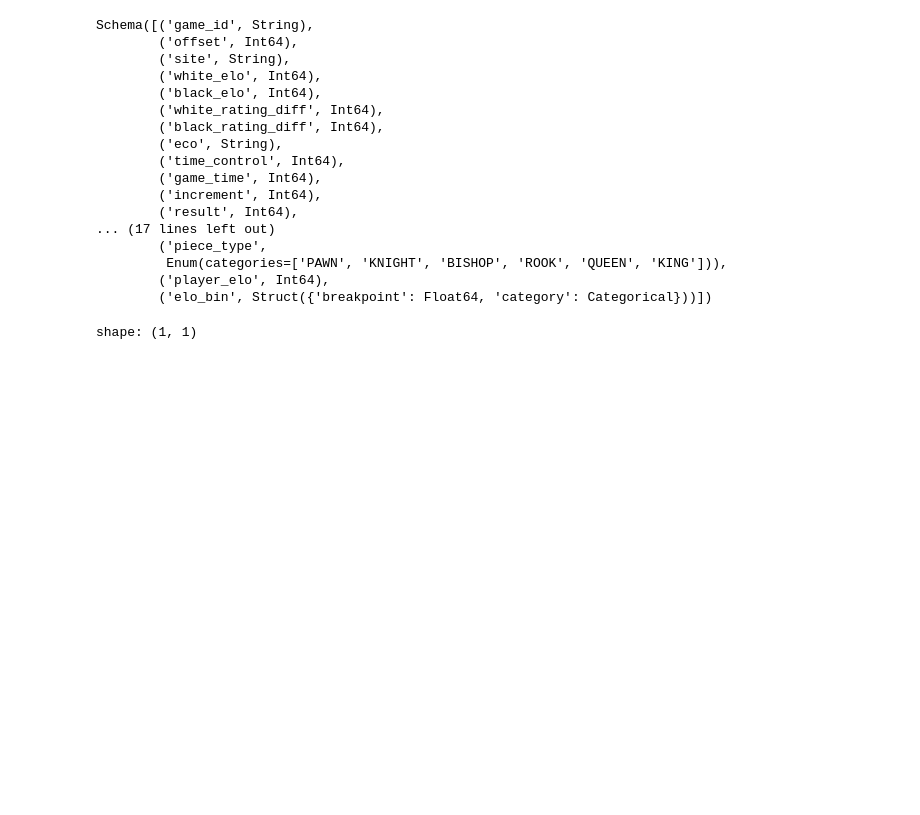
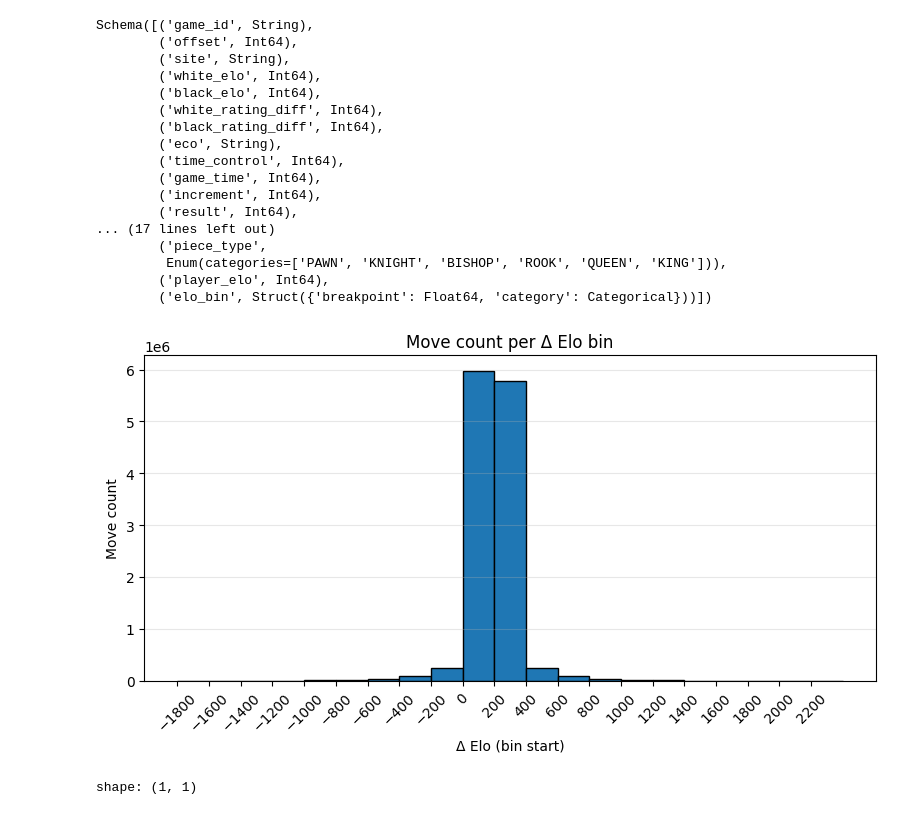
Before and after one commit to vandyG/blunder-analysis, a Jupyter notebook: notebooks/2.0-vg-read-parquet.ipynb, the cells around one changed output. Drawn from its saved outputs; the diff is of its cells as text; code cells hidden in the pictures; blank space fills up the shorter version.

```diff
--- a/notebooks/2.0-vg-read-parquet.ipynb
+++ b/notebooks/2.0-vg-read-parquet.ipynb
@@ -153,6 +153,37 @@ Schema([('game_id', String),
          Enum(categories=['PAWN', 'KNIGHT', 'BISHOP', 'ROOK', 'QUEEN', 'KING'])),
         ('player_elo', Int64),
         ('elo_bin', Struct({'breakpoint': Float64, 'category': Categorical}))])
+# %%
+# games_enriched.select((pl.col("white_elo") - pl.col("black_elo")).alias("delta_elo")).describe()
+diff_bins = games_enriched.with_columns(
+    (pl.col("white_elo") - pl.col("black_elo")).alias("delta_elo").cut(breaks=range(-2000, 2201, 200), include_breaks=True).alias("delta_elo_bin")
+)
+
+diff_bin_counts = diff_bins.group_by("delta_elo_bin").agg(pl.len().alias("count")).sort("delta_elo_bin").collect()
+# Plot bar chart of counts per delta_elo_bin
+
+diff_bin_counts = diff_bin_counts.unnest("delta_elo_bin")
+diff_bin_counts
+
+# Plot histogram of counts per ΔElo bin
+diff_bin_counts_pd = diff_bin_counts.to_pandas()
+plt.figure(figsize=(8, 4.5))
+plt.bar(
+    diff_bin_counts_pd["breakpoint"],
+    diff_bin_counts_pd["count"],
+    width=200,
+    align="edge",
+    edgecolor="black",
+)
+plt.xlabel("Δ Elo (bin start)")
+plt.ylabel("Move count")
+plt.title("Move count per Δ Elo bin")
+plt.xticks(diff_bin_counts_pd["breakpoint"], rotation=45)
+plt.grid(alpha=0.3, axis="y")
+plt.tight_layout()
+plt.show()
+# %% [output]
+[figure, added]
 # %%
 games_enriched.filter(pl.col("judgement").is_not_null()).select(pl.len()).collect()
 # %% [output]
```
Also changed, not shown: parts of 1 cell of this notebook, 1 other file.
